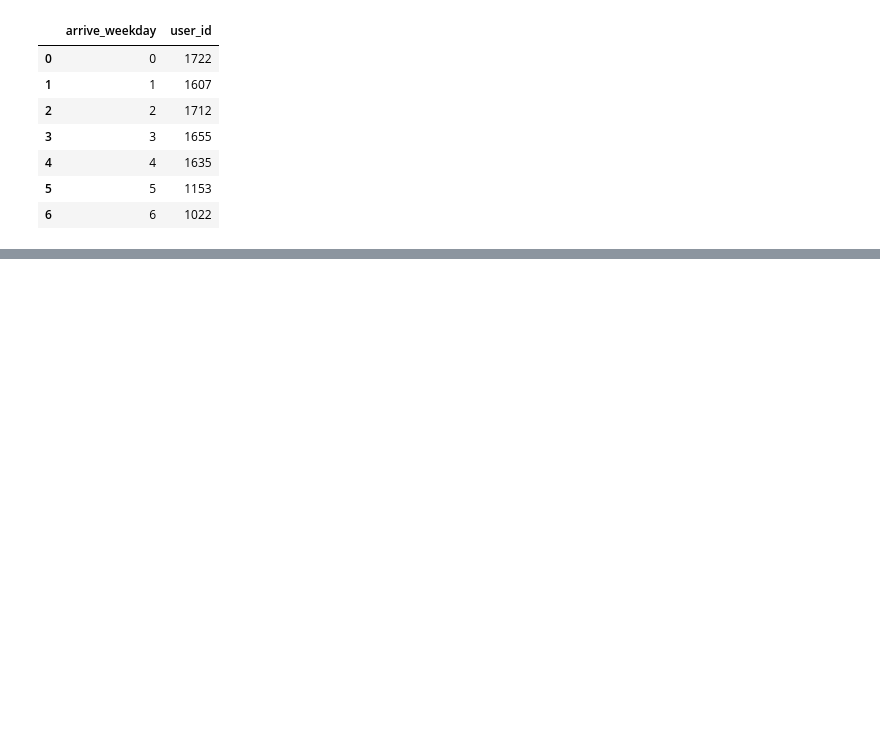
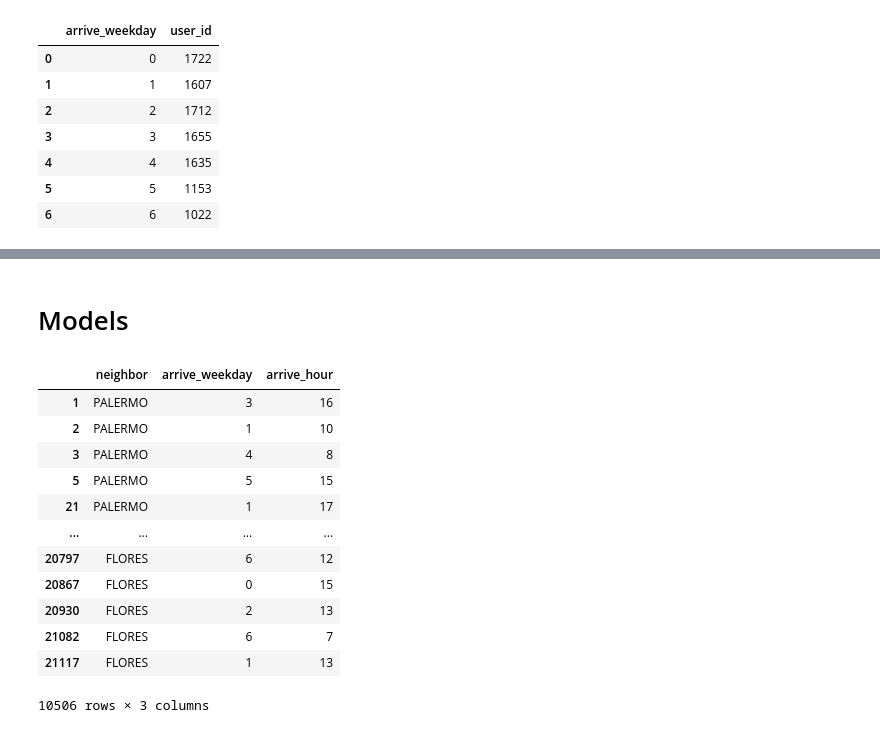
Before and after one commit to julietahocsman/goproject, a Jupyter notebook: notebooks/statistics_per_neighborhood.ipynb, the cells around one changed output, grey strips where cells are left out. Drawn from its saved outputs; the diff is of its cells as text; code cells hidden in the pictures; blank space fills up the shorter version.

```diff
--- a/notebooks/statistics_per_neighborhood.ipynb
+++ b/notebooks/statistics_per_neighborhood.ipynb
@@ -422,0 +423,19 @@ all_data_10.head(2)
+# %% [markdown]
+# Models
+# %%
+data_features = all_data_10[['neighbor', 'arrive_weekday', 'arrive_hour']]
+data_features
+# %% [output]
+|  | neighbor | arrive_weekday | arrive_hour |
+| 1 | PALERMO | 3 | 16 |
+| 2 | PALERMO | 1 | 10 |
+| 3 | PALERMO | 4 | 8 |
+| 5 | PALERMO | 5 | 15 |
+| 21 | PALERMO | 1 | 17 |
+| ... | ... | ... | ... |
+| 20797 | FLORES | 6 | 12 |
+| 20867 | FLORES | 0 | 15 |
+| 20930 | FLORES | 2 | 13 |
+| 21082 | FLORES | 6 | 7 |
+| 21117 | FLORES | 1 | 13 |
+10506 rows × 3 columns
```
Also changed, not shown: parts of 32 cells of this notebook, 5 other files.
